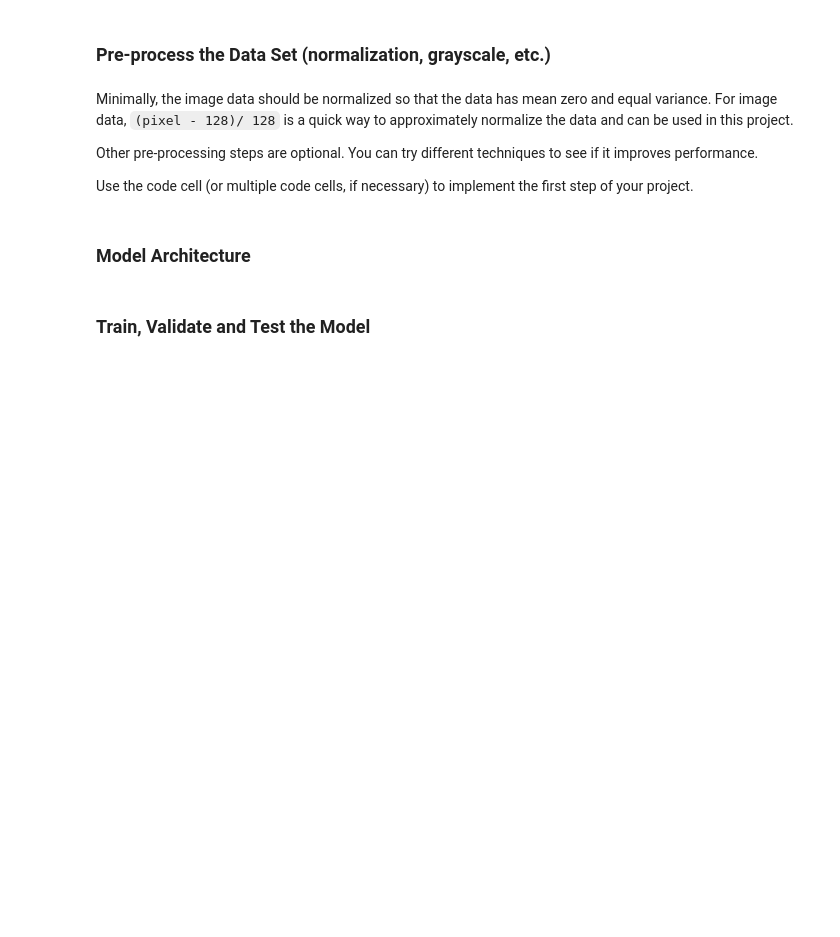
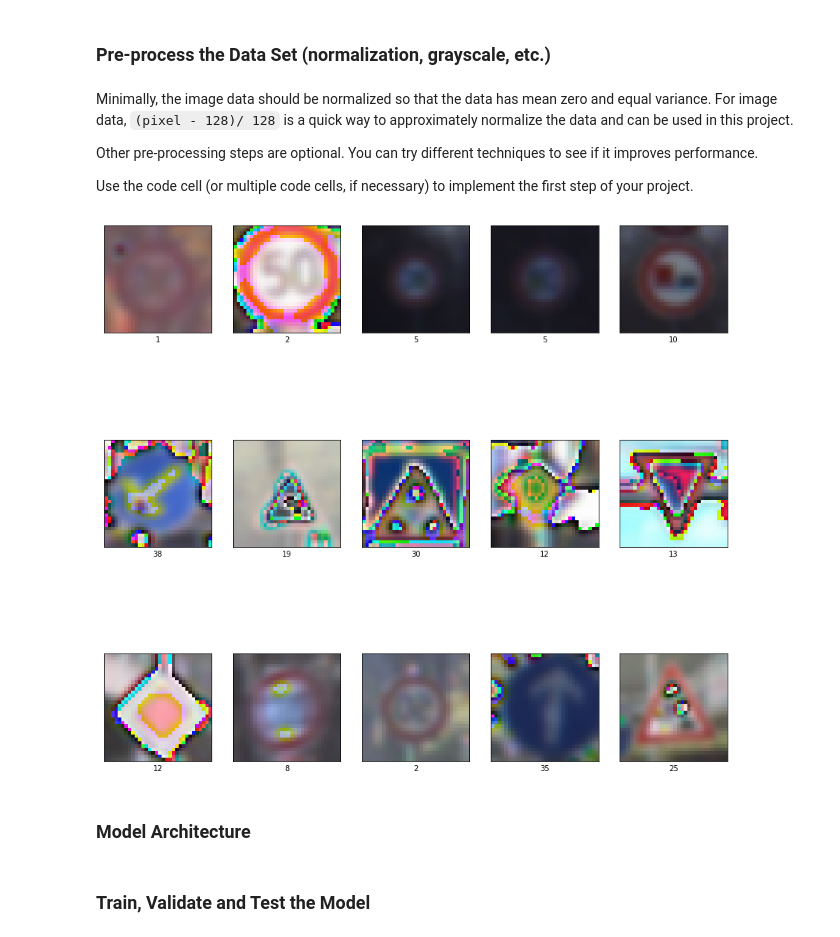
Before and after one commit to Akitsuyoshi/CarND-Traffic-Sign-Classifier-Project, a Jupyter notebook: Traffic_Sign_Classifier.ipynb, the cells around one changed output. Drawn from its saved outputs; the diff is of its cells as text; code cells hidden in the pictures; blank space fills up the shorter version.

```diff
--- a/Traffic_Sign_Classifier.ipynb
+++ b/Traffic_Sign_Classifier.ipynb
@@ -122,6 +150,72 @@ Use the code cell (or multiple code cells, if necessary) to implement the first
 ### Preprocess the data here. It is required to normalize the data. Other preprocessing steps could include
 ### converting to grayscale, etc.
 ### Feel free to use as many code cells as needed.
+# %%
+from random import random
+import cv2
+import numpy as np
+from sklearn.utils import shuffle
+
+# Shuffle training data
+X_train, y_train = shuffle(X_train, y_train)
+
+def normalize_image(image):
+    return (image - 128) / 128
+
+
+def gaussian_blur(img, kernel_size=5):
+    return cv2.GaussianBlur(img, (kernel_size, kernel_size), 0)
+
+
+def horizontal_flip(image, rate=0.3):
+    if random() < rate:
+        image = image[:, ::-1, :]
+    return image
+
+
+def random_crop(image, crop_size=(26, 26), rate=0.5):
+    if random() > rate:
+        return image
+
+    h, w, _ = image.shape
+
+    top = randrange(h - crop_size[0])
+    left = randrange(w - crop_size[1])
+    bottom = top + crop_size[0]
+    right = left + crop_size[1]
+
+    image = image[top:bottom, left: right, :]
+    return cv2.resize(image, (h, w))
+
+
+def augument_image(images):
+    def augument(img):
+        # Normalize image
+        img = normalize_image(img)
+        # Blurred image
+        img = gaussian_blur(img)
+        # random flip
+        img = horizontal_flip(img)
+        # random crop
+        return random_crop(img)
+
+    return np.array([augument(img) for img in images])
+
+
+copied_X_train = np.copy(X_train[:15])
+copied_X_train = augument_image(copied_X_train)
+
+plt.figure(figsize=(15, 15))
+for i in range(15):
+    plt.subplot(3, 5, i+1)
+    plt.xticks([])
+    plt.yticks([])
+    plt.grid(False)
+    plt.imshow(copied_X_train[i], cmap=plt.cm.binary)
+    plt.xlabel(y_train[i])
+plt.show()
+# %% [output]
+[figure, added]
 # %% [markdown]
 ### Model Architecture
 # %%
```
Also changed, not shown: parts of 12 cells of this notebook.
